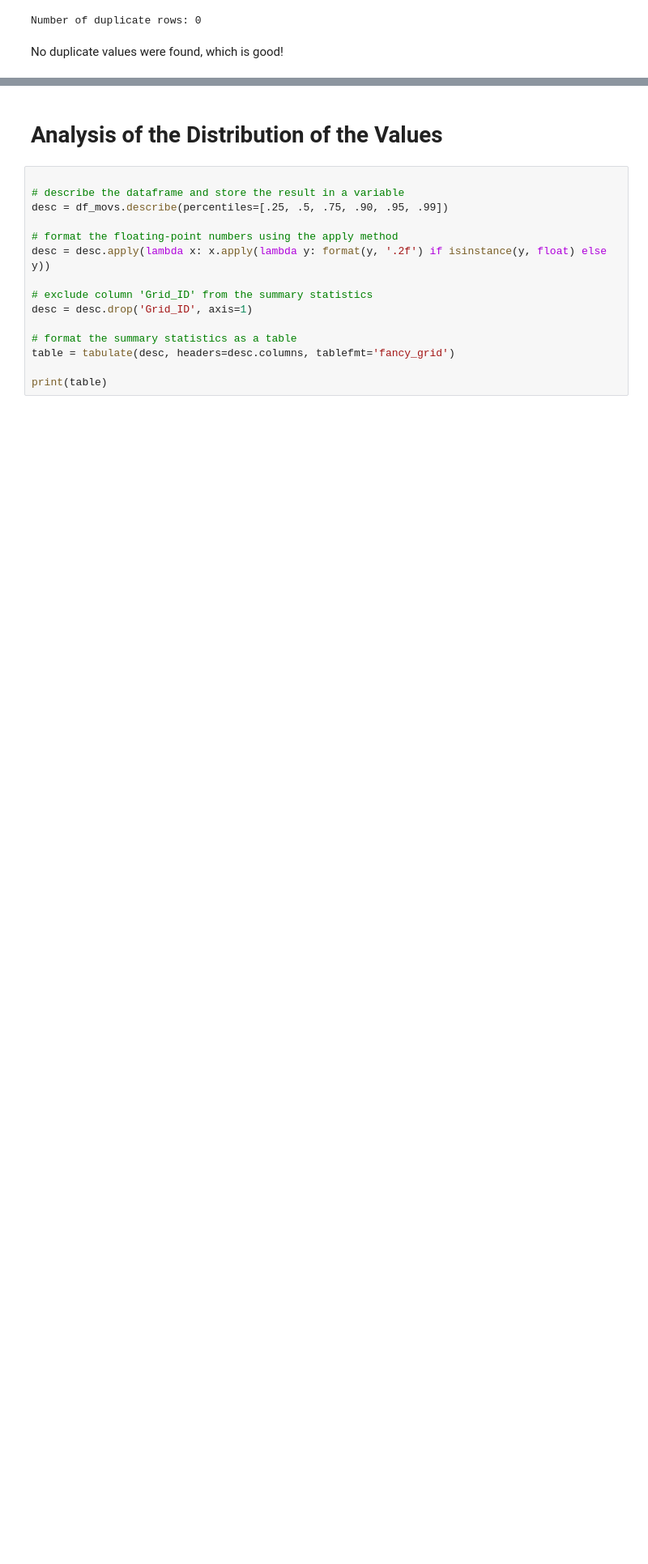
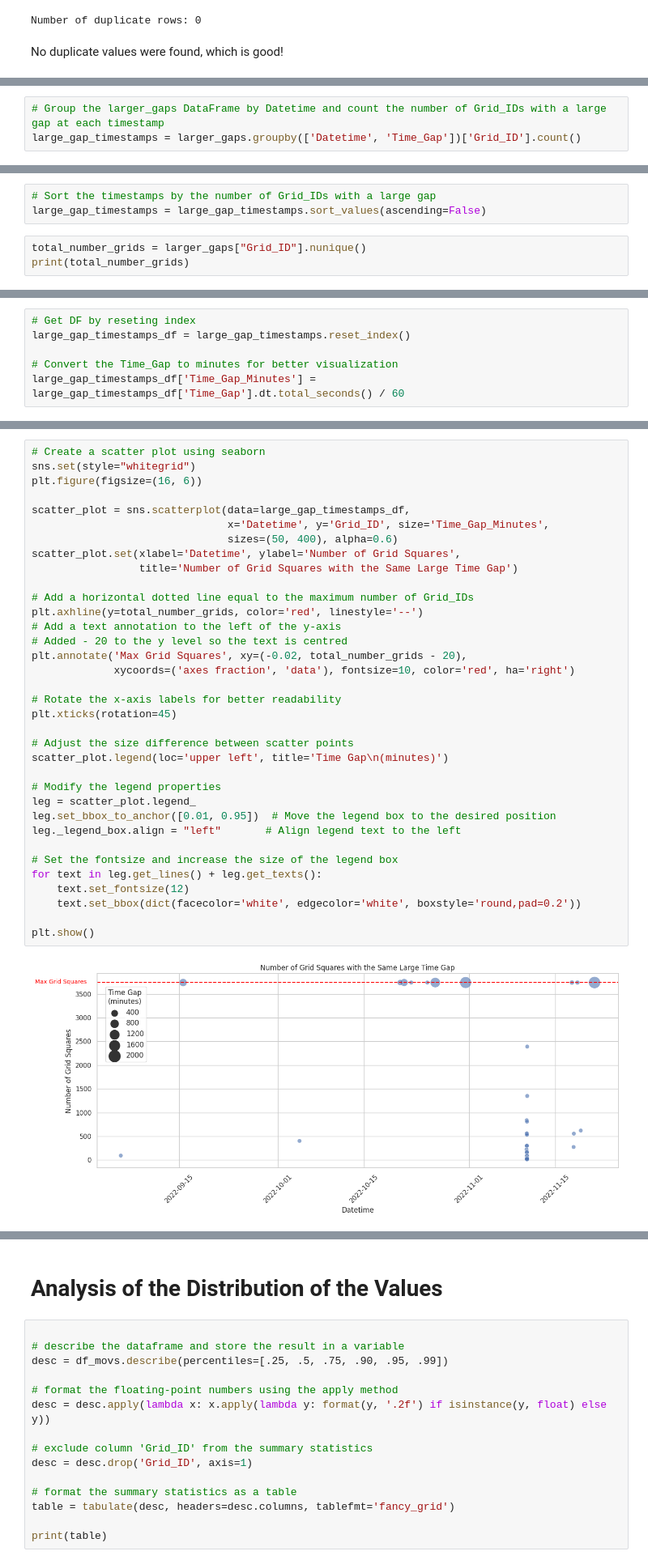
Before and after one commit to duarteoliper/WDL_2023, a Jupyter notebook: notebooks/eda.ipynb, the cells around one changed output, grey strips where cells are left out. Shown at 81% size. Drawn from its saved outputs; the diff is of its cells as text; blank space fills up the shorter version.

```diff
--- a/notebooks/eda.ipynb
+++ b/notebooks/eda.ipynb
@@ -105,0 +296,3 @@ df_movs = df_movs.sort_values(by=['Grid_ID', 'Datetime']).reset_index(drop=True)
+# %%
+# Group the larger_gaps DataFrame by Datetime and count the number of Grid_IDs with a large gap at each timestamp
+large_gap_timestamps = larger_gaps.groupby(['Datetime', 'Time_Gap'])['Grid_ID'].count()
@@ -105,0 +309,6 @@ df_movs = df_movs.sort_values(by=['Grid_ID', 'Datetime']).reset_index(drop=True)
+# %%
+# Sort the timestamps by the number of Grid_IDs with a large gap
+large_gap_timestamps = large_gap_timestamps.sort_values(ascending=False)
+# %%
+total_number_grids = larger_gaps["Grid_ID"].nunique()
+print(total_number_grids)
@@ -105,0 +363,6 @@ df_movs = df_movs.sort_values(by=['Grid_ID', 'Datetime']).reset_index(drop=True)
+# %%
+# Get DF by reseting index
+large_gap_timestamps_df = large_gap_timestamps.reset_index()
+
+# Convert the Time_Gap to minutes for better visualization
+large_gap_timestamps_df['Time_Gap_Minutes'] = large_gap_timestamps_df['Time_Gap'].dt.total_seconds() / 60
@@ -105,0 +378,37 @@ df_movs = df_movs.sort_values(by=['Grid_ID', 'Datetime']).reset_index(drop=True)
+# %%
+# Create a scatter plot using seaborn
+sns.set(style="whitegrid")
+plt.figure(figsize=(16, 6))
+
+scatter_plot = sns.scatterplot(data=large_gap_timestamps_df,
+                               x='Datetime', y='Grid_ID', size='Time_Gap_Minutes',
+                               sizes=(50, 400), alpha=0.6)
+scatter_plot.set(xlabel='Datetime', ylabel='Number of Grid Squares',
+                 title='Number of Grid Squares with the Same Large Time Gap')
+
+# Add a horizontal dotted line equal to the maximum number of Grid_IDs
+plt.axhline(y=total_number_grids, color='red', linestyle='--')
+# Add a text annotation to the left of the y-axis
+# Added - 20 to the y level so the text is centred
+plt.annotate('Max Grid Squares', xy=(-0.02, total_number_grids - 20),
+             xycoords=('axes fraction', 'data'), fontsize=10, color='red', ha='right')
+
+# Rotate the x-axis labels for better readability
+plt.xticks(rotation=45)
+
+# Adjust the size difference between scatter points
+scatter_plot.legend(loc='upper left', title='Time Gap\n(minutes)')
+
+# Modify the legend properties
+leg = scatter_plot.legend_
+leg.set_bbox_to_anchor([0.01, 0.95])  # Move the legend box to the desired position
+leg._legend_box.align = "left"       # Align legend text to the left
+
+# Set the fontsize and increase the size of the legend box
+for text in leg.get_lines() + leg.get_texts():
+    text.set_fontsize(12)
+    text.set_bbox(dict(facecolor='white', edgecolor='white', boxstyle='round,pad=0.2'))
+
+plt.show()
+# %% [output]
+[figure, added]
```
Also changed, not shown: parts of 57 cells of this notebook.
